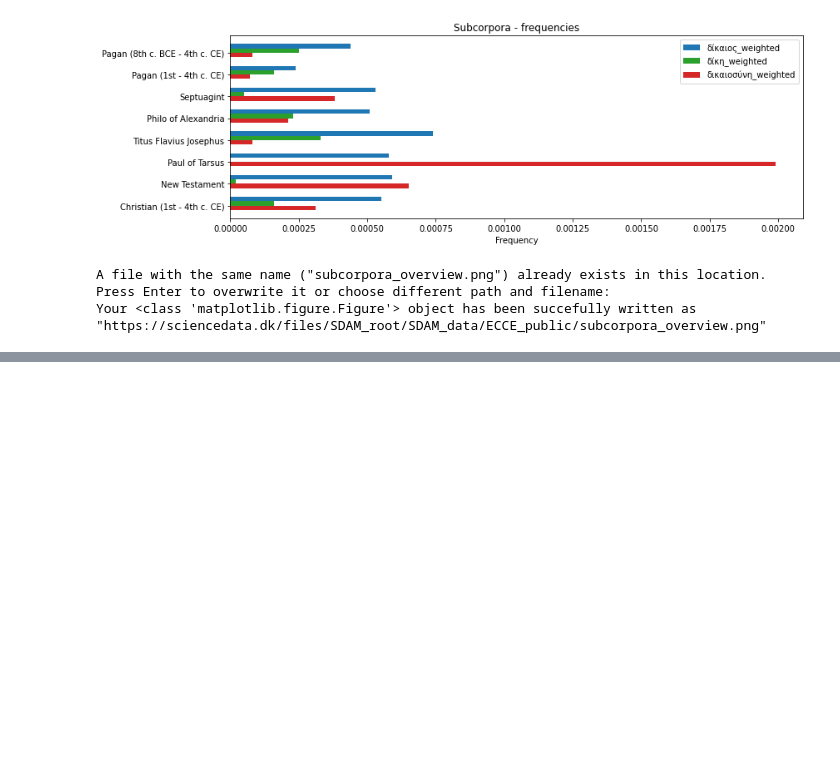
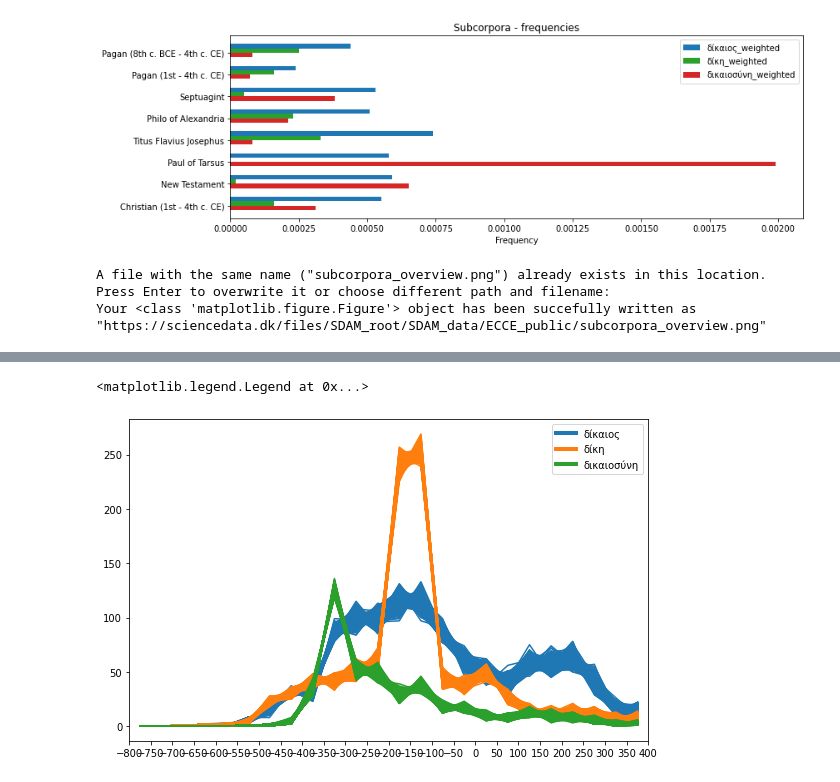
Before and after one commit to kasev/ECCE, a Jupyter notebook: scripts/DATA_OVERVIEW.ipynb, the cells around one changed output, grey strips where cells are left out. Saved outputs shown, nothing was run; the diff lists cells and outputs as text; code cells hidden in the pictures; blank space fills up the shorter version.

```diff
--- a/scripts/DATA_OVERVIEW.ipynb
+++ b/scripts/DATA_OVERVIEW.ipynb
@@ -375,0 +400,2 @@ Your <class 'matplotlib.figure.Figure'> object has been succefully written as "h
+# %%
+PHI["wordcount"] = PHI["string_normalized"].apply(lambda string: len(string.split()))
@@ -375,0 +418,4 @@ Your <class 'matplotlib.figure.Figure'> object has been succefully written as "h
+# %%
+words = ["δίκαιος", "δίκη", "δικαιοσύνη"]
+for word in words:
+    PHI[word] = PHI["lemmata"].apply(lambda x: x.count(word))
@@ -375,0 +451,5 @@ Your <class 'matplotlib.figure.Figure'> object has been succefully written as "h
+# %%
+sub_df = PHI[PHI["δικαιοσύνη"]>0]
+sub_df_sim = timeblocks_from_randoms(sub_df,  "random_dates", [-800, 400, 50])
+sub_df_sim[0]
+# for timeblock in PHI_complete_simulations[0].keys():
@@ -375,0 +484,9 @@ Your <class 'matplotlib.figure.Figure'> object has been succefully written as "h
+# %%
+word = "δικαιοσύνη"
+for timeblock in PHI_complete_simulations[0].keys(): # borrow timeblock keys
+    for n in range(1000):
+        mask = PHI["random_dates"].apply(lambda x: get_date_from_randoms(x, n)).between(timeblock[0], timeblock[1])
+        PHI_variant_subset = PHI[mask]
+        wordcount = PHI_variant_subset["wordcount"].sum()
+        word_count = PHI_variant_subset["lemmata"].apply(lambda x: x.count(word))
+        word_freq = wordcount / word_count
@@ -375,0 +524,28 @@ Your <class 'matplotlib.figure.Figure'> object has been succefully written as "h
+# %%
+# https://matplotlib.org/3.1.0/gallery/color/named_colors.html
+import matplotlib.colors as mcolors
+tab_colors_list = list(mcolors.TABLEAU_COLORS.keys())
+
+
+import matplotlib.lines as mlines
+
+
+fig, ax = plt.subplots(1, 1, figsize=(8, 5), tight_layout=True)
+
+markers = []
+
+for word, color in zip(words, tab_colors_list):
+    sub_df = PHI[PHI[word]>0]
+    sub_df_sim = timeblocks_from_randoms(sub_df,  "random_dates", [-800, 400, 50])
+
+    layer = plot_timeblocks_data(sub_df_sim, ax=ax, color=color)
+    markers.append(mlines.Line2D([], [], linewidth=4, label=word, color=color))
+
+
+ax.set_xlim(-800, 400)
+ax.set_xticks(range(-800, 450, 50))
+
+ax.legend(handles=markers)
+# %% [output]
+<matplotlib.legend.Legend at 0x...>
+[figure, added]
```
Also changed, not shown: parts of 15 cells of this notebook.
